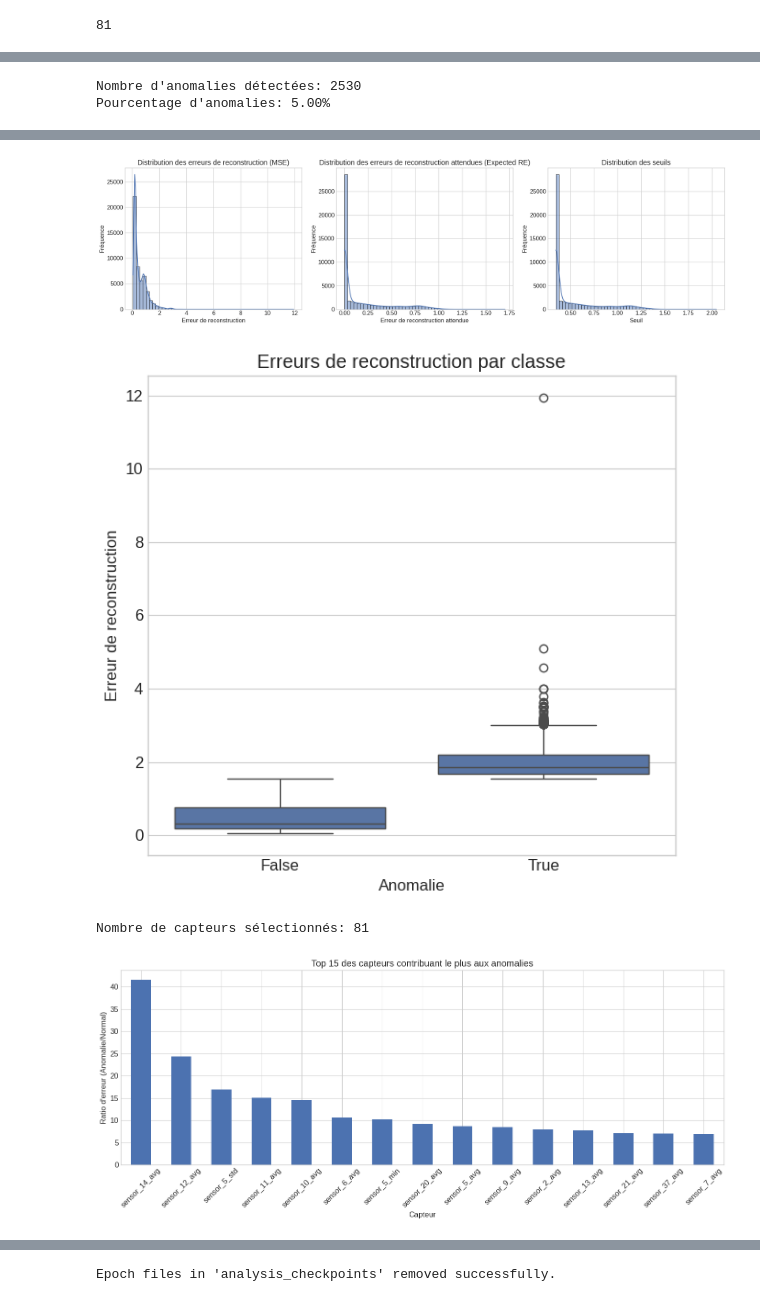
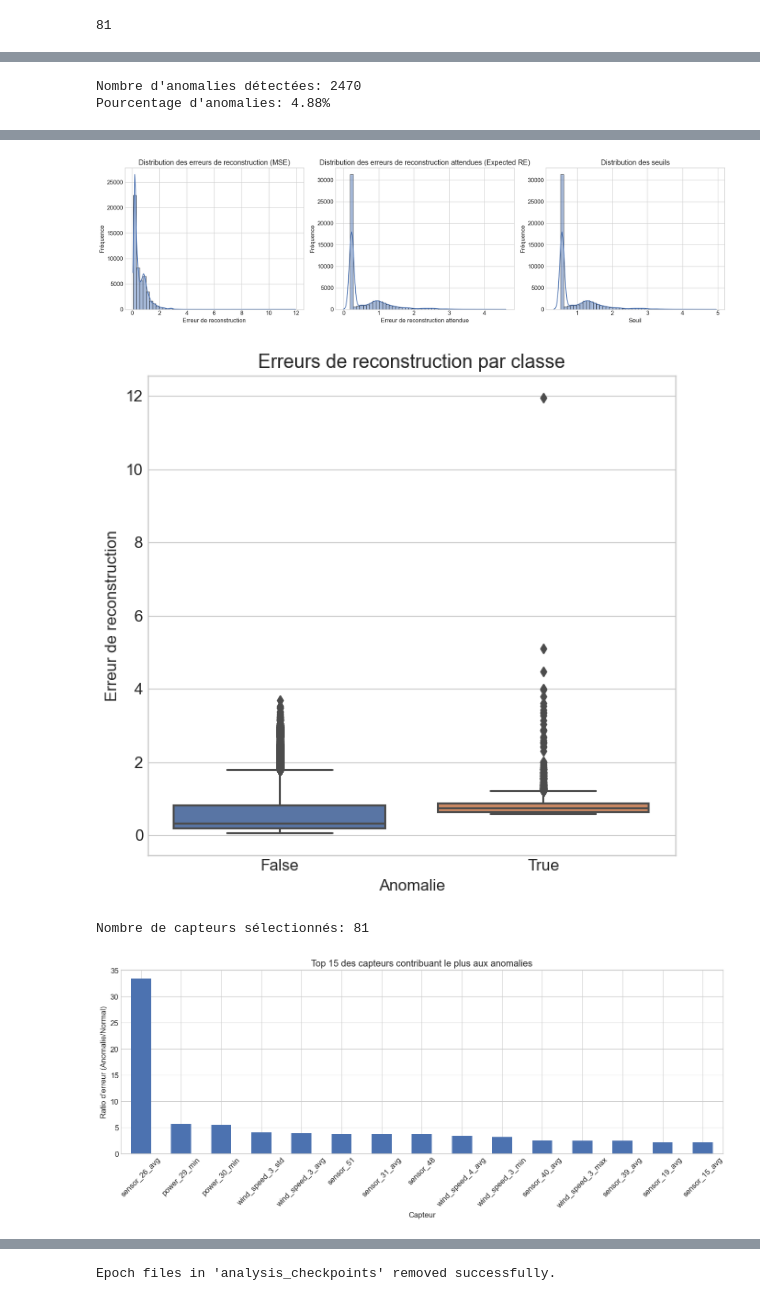
Before and after one commit to mohamedchnafy-ds/predective-maintenance, a Jupyter notebook: model/autoencoder_mohamed.ipynb, the cells around one changed output, grey strips where cells are left out. Cells and saved outputs as stored; diff of their text form; code cells hidden in the pictures.

```diff
--- a/model/autoencoder_mohamed.ipynb
+++ b/model/autoencoder_mohamed.ipynb
@@ -34,3 +30,3 @@ Mounted at /content/drive
 # %%
-df = pd.read_parquet('/content/drive/MyDrive/GDM5 project/data/combined_data.parquet')
+df = pd.read_parquet('../data/combined_data.parquet')
 # %%
@@ -196,15 +183,34 @@ class WindTurbineAnomalyDetector:
 
         X_train, _ = self.preprocess_data(train_data)  # Preprocess normal data
         X_val, _ = self.preprocess_data(validation_data)  # Preprocess validation data
-        X = X_train
+        #X = X_train
         # Create the RE Predictor if it doesn't exist
         if self.re_predictor is None:
-            self.re_predictor = REPredictor(input_dim=X.shape[1], hidden_dim=self.hidden_dim).to(self.device)
+            self.re_predictor = REPredictor(input_dim=X_train.shape[1], hidden_dim=self.hidden_dim).to(self.device)
 
-        X_train_tensor = torch.FloatTensor(X).to(self.device)
+        X_train_tensor = torch.FloatTensor(X_train).to(self.device)
+        with torch.no_grad():
+            train_reconstructions = self.model(X_train_tensor).cpu().numpy()
+        train_re = np.mean(np.power(X_train - train_reconstructions, 2), axis=1)
+
+            # Calculate actual reconstruction errors for validation data
         X_val_tensor = torch.FloatTensor(X_val).to(self.device)
-        train_dataset = TensorDataset(X_train_tensor, X_train_tensor)  # Input = Output (for RE)
-        val_dataset = TensorDataset(X_val_tensor, X_val_tensor)  # Input = Output (for RE)
+        with torch.no_grad():
+            val_reconstructions = self.model(X_val_tensor).cpu().numpy()
+        val_re = np.mean(np.power(X_val - val_reconstructions, 2), axis=1)
+
+        # Create the RE Predictor if it doesn't exist
+        if self.re_predictor is None:
+          self.re_predictor = REPredictor(input_dim=X_train.shape[1], hidden_dim=self.hidden_dim).to(self.device)
+
+        # Create datasets with features and actual RE as targets
+        train_re_tensor = torch.FloatTensor(train_re).to(self.device)
+        val_re_tensor = torch.FloatTensor(val_re).to(self.device)
+        train_dataset = TensorDataset(X_train_tensor, train_re_tensor.unsqueeze(1))
+        val_dataset = TensorDataset(X_val_tensor, val_re_tensor.unsqueeze(1))
+
+        #train_dataset = TensorDataset(X_train_tensor, X_train_tensor)  # Input = Output (for RE)
+        #val_dataset = TensorDataset(X_val_tensor, X_val_tensor)  # Input = Output (for RE)
 
         train_dataloader = DataLoader(train_dataset, batch_size=batch_size, shuffle=True)
         val_dataloader = DataLoader(val_dataset, batch_size=batch_size, shuffle=False)
@@ -238,10 +244,10 @@ class WindTurbineAnomalyDetector:
             epoch_loss = 0
             self.re_predictor.train()  # Set the model to training mode
 
-            for data, _ in train_dataloader:
+            for features, targets in train_dataloader:
                 # Forward pass
-                outputs = self.re_predictor(data)
-                loss = criterion(outputs, data)
+                outputs = self.re_predictor(features)
+                loss = criterion(outputs, targets)
 
                 # Backward pass and optimization
                 optimizer.zero_grad()
@@ -416,7 +422,7 @@ class WindTurbineAnomalyDetector:
 
 
         # print(f"Adaptative threshold : {threshold}")
-        anomalies = mse > np.percentile(mse, 95)  # Identifier les anomalies
+        anomalies = mse > threshold  # Identifier les anomalies
 
         # Use processed_df_index when creating the results DataFrame
         results = pd.DataFrame({
@@ -538,7 +544,7 @@ def run_analysis():
     #df = pd.read_parquet(data_path)
 
     # Conversion du timestamp en format datetime
-    df['time_stamp'] = pd.to_datetime(df['time_stamp'], format='mixed')
+    df['time_stamp'] = pd.to_datetime(df['time_stamp'])
 
     # Séparation des données d'entraînement et de test
     train_data = df[(df['train_test'] == 'train') & (df['status_id'] == 'normal')]
@@ -590,11 +596,11 @@ def run_analysis():
     joblib.dump(detector.scaler, model_path / 'scaler.pkl')
     joblib.dump(detector.threshold, model_path / 'threshold.pkl')
 
-    return detector,losses, validation_losses, anomaly_results, top_sensors
+    return detector, anomaly_results, top_sensors, losses, validation_losses
 
 if __name__ == "__main__":
     # Exécuter l'analyse complète
-    detector, anomaly_results, top_sensors = run_analysis()
+    detector, anomaly_results, top_sensors, losses, validation_losses = run_analysis()
 # %% [output]
 Données d'entraînement: 644680 lignes
 Données de test: 50593 lignes
@@ -612,5 +618,5 @@ RE Predictor: Entraînement déjà terminé (fichier epoch_NN_* trouvé).
 Détection des anomalies sur les données de test...
 Nombre de capteurs sélectionnés: 81
 [figure]
-Nombre d'anomalies détectées: 2530
-Pourcentage d'anomalies: 5.00%
+Nombre d'anomalies détectées: 2470
+Pourcentage d'anomalies: 4.88%
@@ -618,7 +624,7 @@ Pourcentage d'anomalies: 5.00%
-[figure, old version]
+[figure, new version]
-[figure, old version]
+[figure, new version]
 Nombre de capteurs sélectionnés: 81
-[figure, old version]
+[figure, new version]
 # %%
 anomaly_results
 # %% [output]
```
Also changed, not shown: parts of 19 cells of this notebook, 37 other files.
